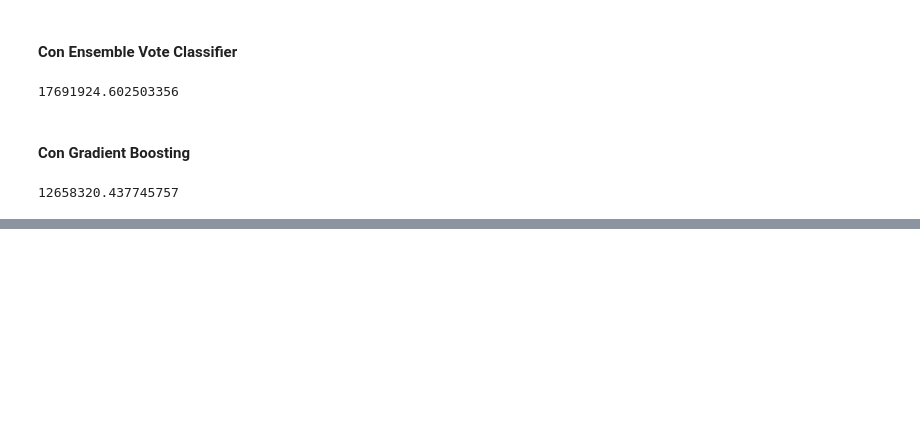
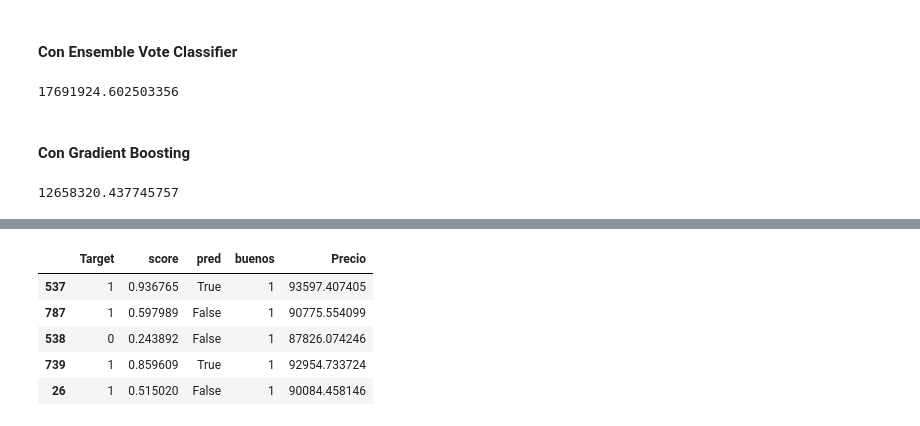
Before and after one commit to eduardo-villagra/Seguros, a Jupyter notebook: Desafio.ipynb, the cells around one changed output, grey strips where cells are left out. Saved outputs shown, nothing was run; the diff lists cells and outputs as text; code cells hidden in the pictures; blank space fills up the shorter version.

```diff
--- a/Desafio.ipynb
+++ b/Desafio.ipynb
@@ -1215,11 +1217,13 @@ PrecioBPP.sum()
 #### Con Gradient Boosting
 # %%
 DataFrame_gbc['buenos']= predic_gbc
-Data_buenos = DataFrame_gbc[DataFrame_gbc['buenos']==1]
+Data_buenos_gbc = DataFrame_gbc[DataFrame_gbc['buenos']==1]
 
 UF = 27765.23
-p = Data_buenos['score']*0.1
-PrecioBPP=(3*(1+0.03+p))*UF
-PrecioBPP.sum()
+p = Data_buenos_gbc['score']*0.1
+PrecioBPP_gbc=(3*(1+0.03+p))*UF
+print(PrecioBPP_gbc.sum())
+
+Data_buenos_gbc['Precio'] = PrecioBPP_gbc
 # %% [output]
 12658320.437745757
@@ -1225,0 +1239,9 @@ PrecioBPP.sum()
+# %%
+Data_buenos_gbc.head()
+# %% [output]
+|  | Target | score | pred | buenos | Precio |
+| 537 | 1 | 0.936765 | True | 1 | 93597.407405 |
+| 787 | 1 | 0.597989 | False | 1 | 90775.554099 |
+| 538 | 0 | 0.243892 | False | 1 | 87826.074246 |
+| 739 | 1 | 0.859609 | True | 1 | 92954.733724 |
+| 26 | 1 | 0.515020 | False | 1 | 90084.458146 |
```
Also changed, not shown: parts of 2 cells of this notebook.
